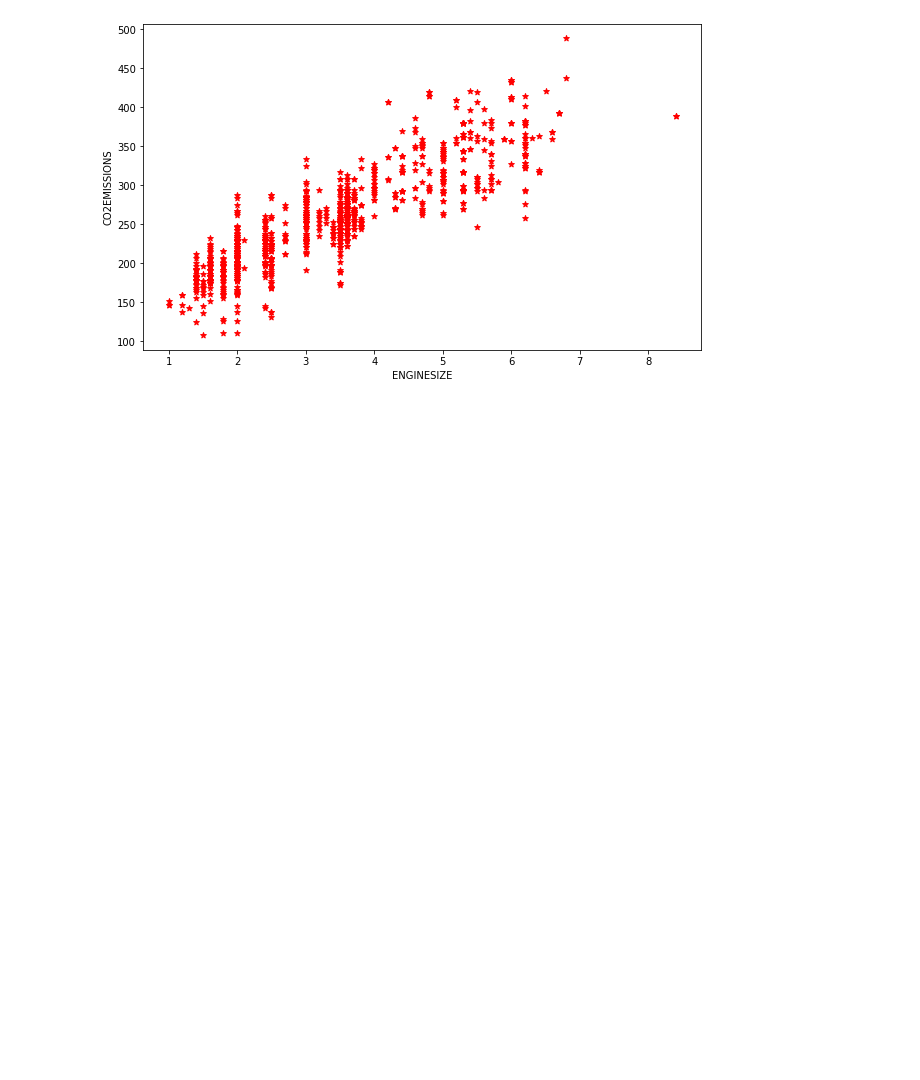
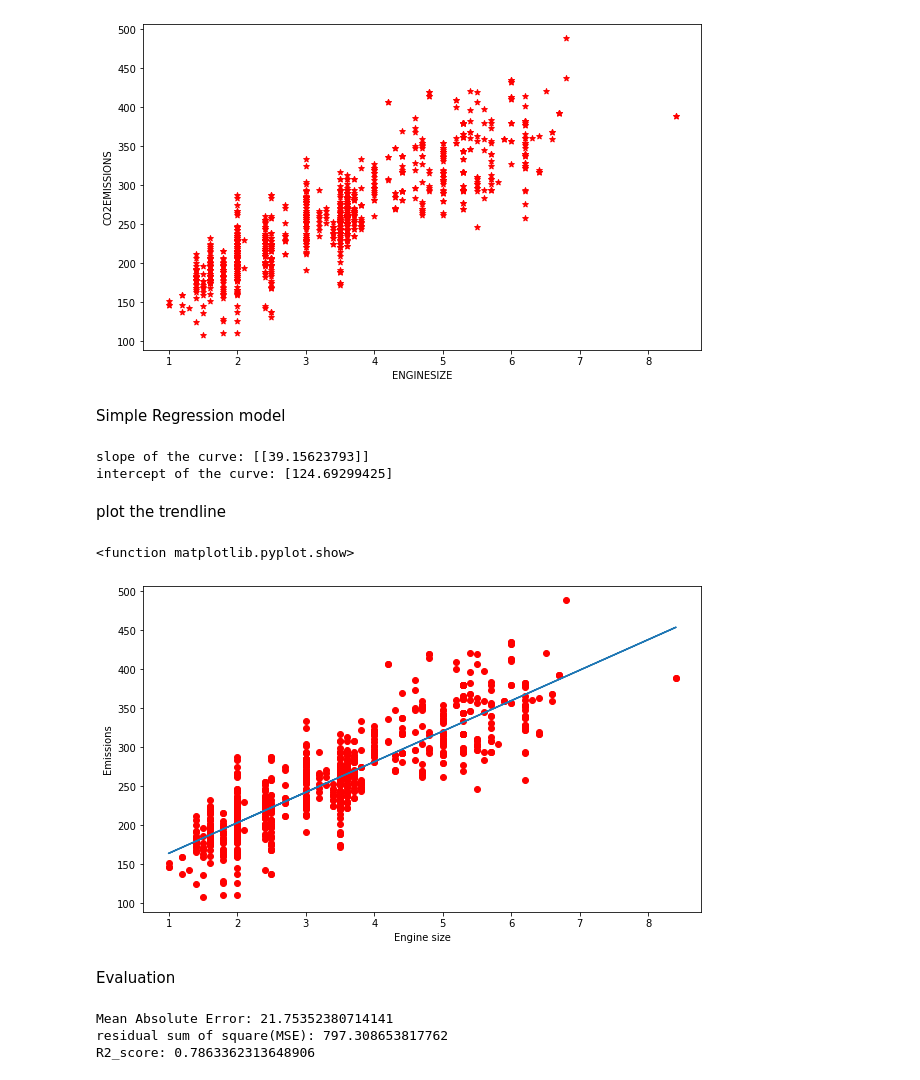
Before and after one commit to Gr0o00t/Machine-learning, a Jupyter notebook: Linear_Regression.ipynb, the cells around one changed output. Saved outputs shown, nothing was run; the diff lists cells and outputs as text; code cells hidden in the pictures; blank space fills up the shorter version.

```diff
--- a/Linear_Regression.ipynb
+++ b/Linear_Regression.ipynb
@@ -59,4 +61,48 @@ plt.show()
 # %% [output]
 [figure]
 # %%
-msk=np.random.random(len(df))
+msk=np.random.random(len(df))<0.8
+train=cdf[msk]
+test=cdf[~msk]
+# %% [markdown]
+Simple Regression model
+# %%
+from sklearn import linear_model
+regr=linear_model.LinearRegression()
+train_x=np.array(train[['ENGINESIZE']])
+train_y=np.array(train[['CO2EMISSIONS']])
+regr.fit(train_x,train_y)
+
+print("slope of the curve:",regr.coef_)
+print("intercept of the curve:",regr.intercept_)
+# %% [output]
+slope of the curve: [[39.15623793]]
+intercept of the curve: [124.69299425]
+# %% [markdown]
+plot the trendline
+# %%
+plt.figure(figsize=(10,6))
+plt.scatter(train_x,train_y, color='red')
+plt.plot(train_x, (train_x*regr.coef_[0][0]+regr.intercept_[0]))
+plt.xlabel("Engine size")
+plt.ylabel("Emissions")
+plt.show
+# %% [output]
+<function matplotlib.pyplot.show>
+[figure, added]
+# %% [markdown]
+Evaluation
+# %%
+from sklearn.metrics import r2_score
+
+test_x=np.array(test[["ENGINESIZE"]])
+test_y=np.array(test[["CO2EMISSIONS"]])
+test_y_=regr.predict(test_x)
+
+print("Mean Absolute Error:", np.mean(np.absolute(test_y_ - test_y)))
+print("residual sum of square(MSE):",np.mean((test_y_-test_y)**2))
+print("R2_score:", r2_score(test_y, test_y_))
+# %% [output]
+Mean Absolute Error: 21.75352380714141
+residual sum of square(MSE): 797.308653817762
+R2_score: 0.7863362313648906
```
Also changed, not shown: parts of 2 cells of this notebook.
